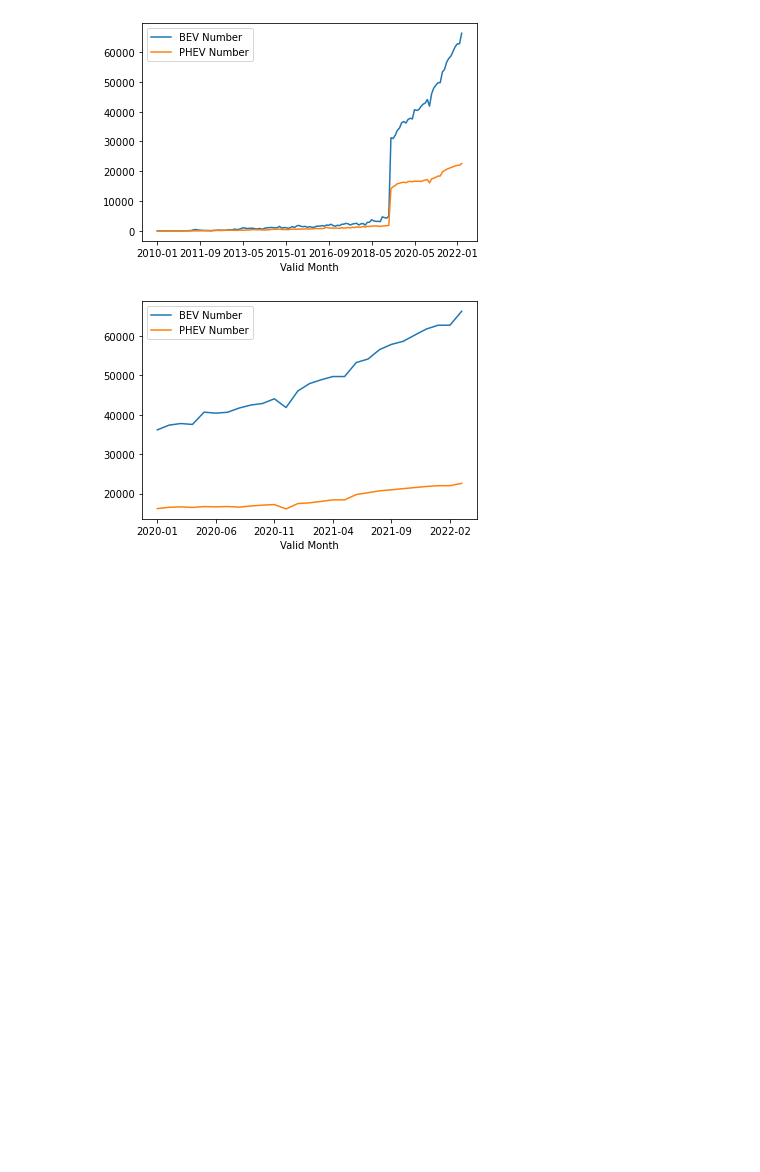
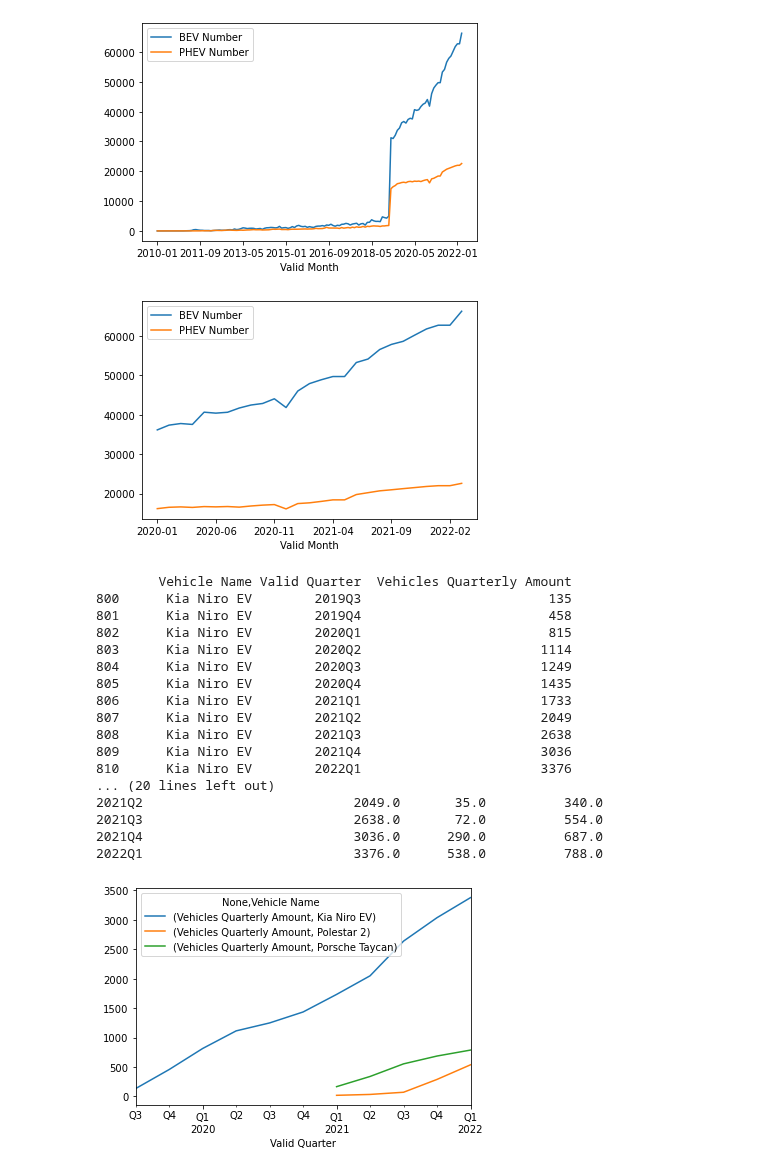
Before and after one commit to MarcccHuuu/2022Spring_Finals_EV, a Jupyter notebook: main-pipeline.ipynb, the cells around one changed output. Drawn from its saved outputs; the diff is of its cells as text; code cells hidden in the pictures; blank space fills up the shorter version.

Commit message:
get_car_quarterly

```diff
--- a/main-pipeline.ipynb
+++ b/main-pipeline.ipynb
@@ -86,3 +85,50 @@ plt.show()
 # %% [output]
 [figure]
 [figure]
+# %%
+# draw multiple car quarterly data
+def draw_vehicle_quarterly_data(car_list: [], subplot=False):
+    wa_df_quarter = wa_df.groupby(['Vehicle Name', 'Valid Quarter'])\
+        .agg({'Vehicle ID': 'count'}).reset_index()\
+        .rename(columns={'Vehicle ID': 'Vehicles Quarterly Amount'})
+    if len(car_list) == 0:
+        print(wa_df_quarter)
+        return
+    wa_df_name_quarter = wa_df_quarter[wa_df_quarter['Vehicle Name'].isin(car_list)]
+    print(wa_df_name_quarter)
+    #wa_df_name_quarter.set_index('Valid Quarter').plot()
+    '''
+    plt.figure(figsize=(9,4), dpi= 100)
+    tesla = wa_df_name_quarter[wa_df_name_quarter['Vehicle Name'] == 'Tesla Model 3']
+    porsche = wa_df_name_quarter[wa_df_name_quarter['Vehicle Name'] == 'Porsche Taycan']
+    plt.plot(x='Valid Quarter', y='Vehicles Quarterly Amount', linewidth = 0.8, marker = '.', label = "tesla", color='#E11B00')
+    plt.plot(porsche, linewidth = 0.8, marker = '.', label = "porsche", color='#E11B00')
+    '''
+    da = pd.pivot(wa_df_name_quarter, index='Valid Quarter', columns='Vehicle Name')
+    da.plot()
+    print(da)
+    plt.figure(figsize=(10,5), dpi=100)
+    plt.xlabel('Quarter').ylabel('Vehicle Amount')
+    plt.show()
+
+#draw_vehicle_quarterly_data([])
+draw_vehicle_quarterly_data(['Porsche Taycan', 'Kia Niro EV', 'Polestar 2'])
+# %% [output]
+        Vehicle Name Valid Quarter  Vehicles Quarterly Amount
+800      Kia Niro EV        2019Q3                        135
+801      Kia Niro EV        2019Q4                        458
+802      Kia Niro EV        2020Q1                        815
+803      Kia Niro EV        2020Q2                       1114
+804      Kia Niro EV        2020Q3                       1249
+805      Kia Niro EV        2020Q4                       1435
+806      Kia Niro EV        2021Q1                       1733
+807      Kia Niro EV        2021Q2                       2049
+808      Kia Niro EV        2021Q3                       2638
+809      Kia Niro EV        2021Q4                       3036
+810      Kia Niro EV        2022Q1                       3376
+... (20 lines left out)
+2021Q2                           2049.0       35.0          340.0
+2021Q3                           2638.0       72.0          554.0
+2021Q4                           3036.0      290.0          687.0
+2022Q1                           3376.0      538.0          788.0
+[figure, added]
```
Also changed, not shown: parts of 2 cells of this notebook.
